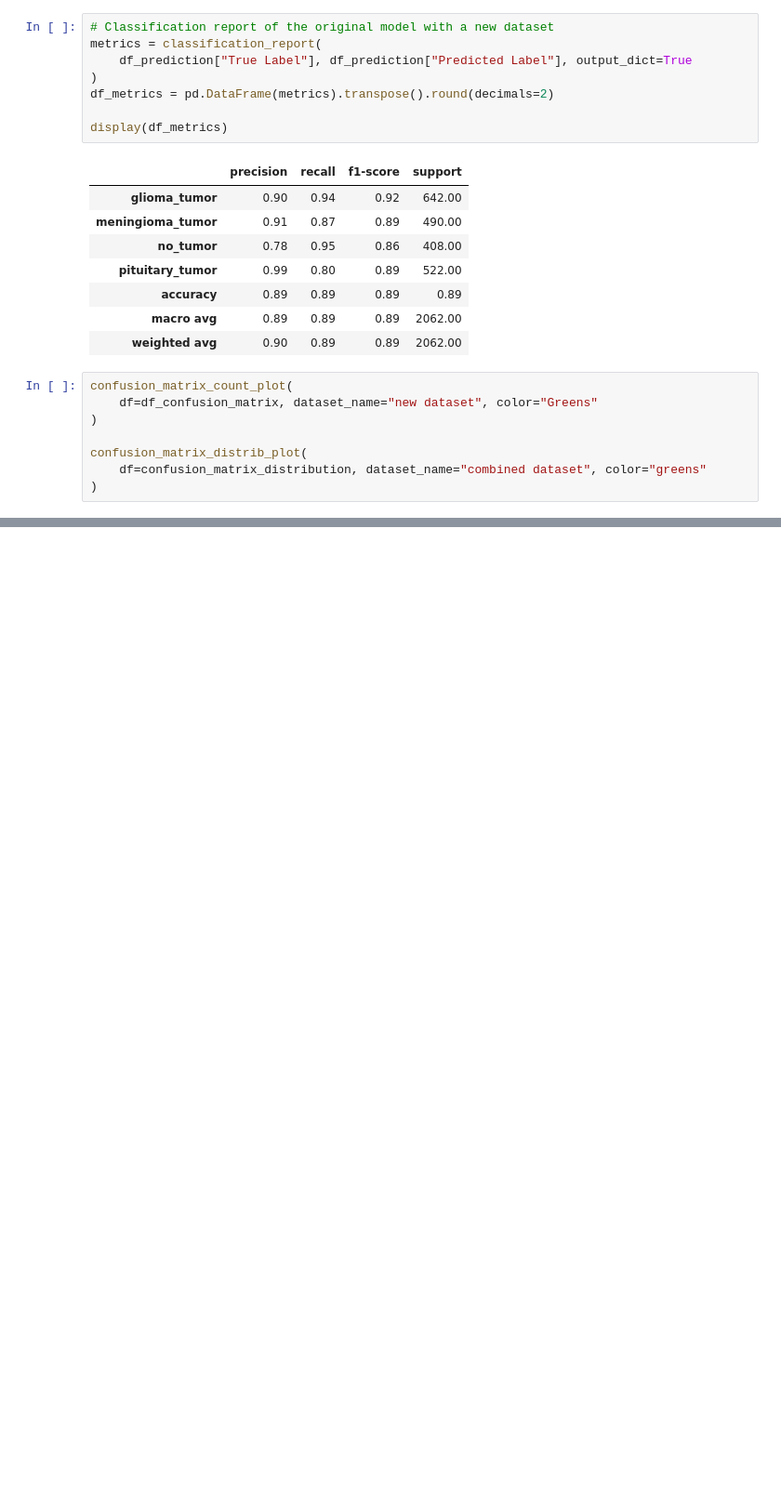
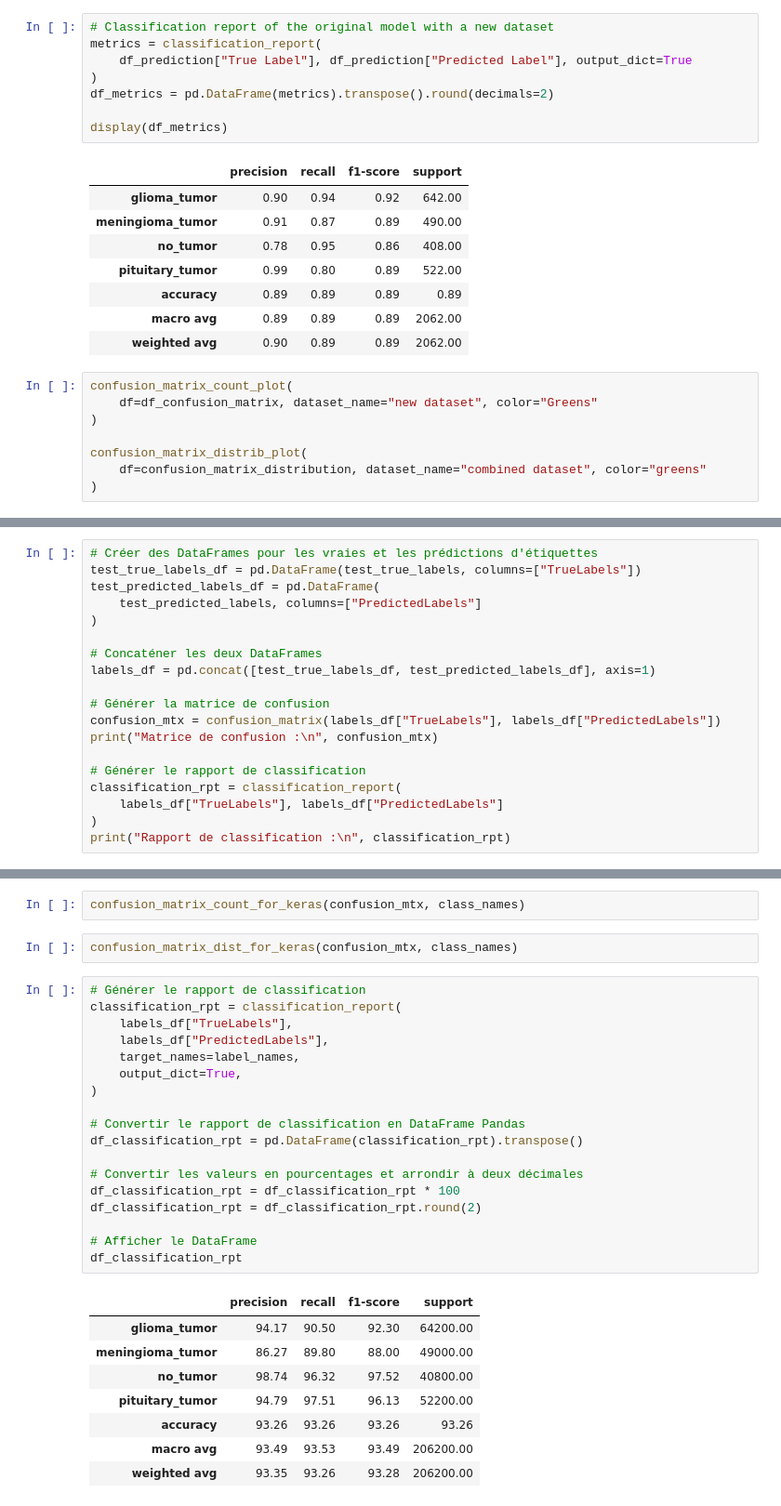
Before and after one commit to vin-br/irma, a Jupyter notebook: models/metrics.ipynb, the cells around one changed output, grey strips where cells are left out. Shown at 93% size. Drawn from its saved outputs; the diff is of its cells as text; blank space fills up the shorter version.

```diff
--- a/models/metrics.ipynb
+++ b/models/metrics.ipynb
@@ -409,0 +535,19 @@ confusion_matrix_distrib_plot(
+# %%
+# Créer des DataFrames pour les vraies et les prédictions d'étiquettes
+test_true_labels_df = pd.DataFrame(test_true_labels, columns=["TrueLabels"])
+test_predicted_labels_df = pd.DataFrame(
+    test_predicted_labels, columns=["PredictedLabels"]
+)
+
+# Concaténer les deux DataFrames
+labels_df = pd.concat([test_true_labels_df, test_predicted_labels_df], axis=1)
+
+# Générer la matrice de confusion
+confusion_mtx = confusion_matrix(labels_df["TrueLabels"], labels_df["PredictedLabels"])
+print("Matrice de confusion :\n", confusion_mtx)
+
+# Générer le rapport de classification
+classification_rpt = classification_report(
+    labels_df["TrueLabels"], labels_df["PredictedLabels"]
+)
+print("Rapport de classification :\n", classification_rpt)
@@ -409,0 +571,31 @@ confusion_matrix_distrib_plot(
+# %%
+confusion_matrix_count_for_keras(confusion_mtx, class_names)
+# %%
+confusion_matrix_dist_for_keras(confusion_mtx, class_names)
+# %%
+# Générer le rapport de classification
+classification_rpt = classification_report(
+    labels_df["TrueLabels"],
+    labels_df["PredictedLabels"],
+    target_names=label_names,
+    output_dict=True,
+)
+
+# Convertir le rapport de classification en DataFrame Pandas
+df_classification_rpt = pd.DataFrame(classification_rpt).transpose()
+
+# Convertir les valeurs en pourcentages et arrondir à deux décimales
+df_classification_rpt = df_classification_rpt * 100
+df_classification_rpt = df_classification_rpt.round(2)
+
+# Afficher le DataFrame
+df_classification_rpt
+# %% [output]
+|  | precision | recall | f1-score | support |
+| glioma_tumor | 94.17 | 90.50 | 92.30 | 64200.00 |
+| meningioma_tumor | 86.27 | 89.80 | 88.00 | 49000.00 |
+| no_tumor | 98.74 | 96.32 | 97.52 | 40800.00 |
+| pituitary_tumor | 94.79 | 97.51 | 96.13 | 52200.00 |
+| accuracy | 93.26 | 93.26 | 93.26 | 93.26 |
+| macro avg | 93.49 | 93.53 | 93.49 | 206200.00 |
+| weighted avg | 93.35 | 93.26 | 93.28 | 206200.00 |
```
Also changed, not shown: parts of 9 cells of this notebook, 1 other file.
